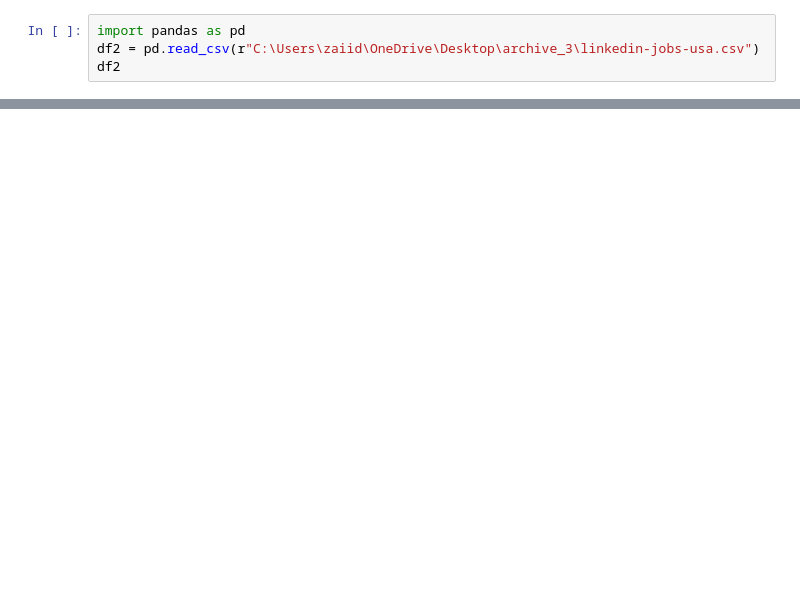
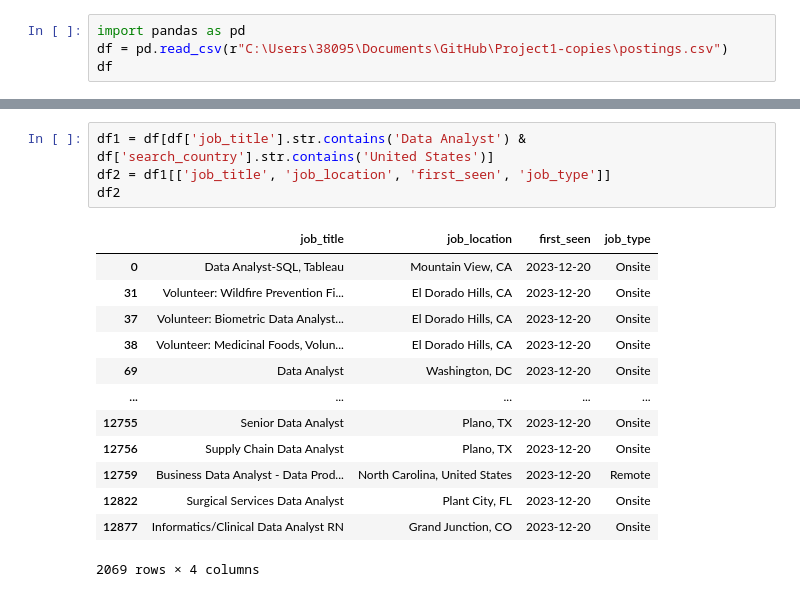
Before and after one commit to SVL0309/Project_1_SO_week3, a Jupyter notebook: project.ipynb, the cells around one changed output, grey strips where cells are left out. Drawn from its saved outputs; the diff is of its cells as text; blank space fills up the shorter version.

```diff
--- a/project.ipynb
+++ b/project.ipynb
@@ -1,5 +1,5 @@
 # %%
 import pandas as pd
-df2 = pd.read_csv(r"C:\Users\zaiid\OneDrive\Desktop\archive_3\linkedin-jobs-usa.csv")
-df2
+df = pd.read_csv(r"C:\Users\38095\Documents\GitHub\Project1-copies\postings.csv")
+df
 # %% [output]
@@ -18,0 +70,18 @@ df2
+# %%
+df1 = df[df['job_title'].str.contains('Data Analyst') & df['search_country'].str.contains('United States')]
+df2 = df1[['job_title', 'job_location', 'first_seen', 'job_type']]
+df2
+# %% [output]
+|  | job_title | job_location | first_seen | job_type |
+| 0 | Data Analyst-SQL, Tableau | Mountain View, CA | 2023-12-20 | Onsite |
+| 31 | Volunteer: Wildfire Prevention Fi... | El Dorado Hills, CA | 2023-12-20 | Onsite |
+| 37 | Volunteer: Biometric Data Analyst... | El Dorado Hills, CA | 2023-12-20 | Onsite |
+| 38 | Volunteer: Medicinal Foods, Volun... | El Dorado Hills, CA | 2023-12-20 | Onsite |
+| 69 | Data Analyst | Washington, DC | 2023-12-20 | Onsite |
+| ... | ... | ... | ... | ... |
+| 12755 | Senior Data Analyst | Plano, TX | 2023-12-20 | Onsite |
+| 12756 | Supply Chain Data Analyst | Plano, TX | 2023-12-20 | Onsite |
+| 12759 | Business Data Analyst - Data Prod... | North Carolina, United States | 2023-12-20 | Remote |
+| 12822 | Surgical Services Data Analyst | Plant City, FL | 2023-12-20 | Onsite |
+| 12877 | Informatics/Clinical Data Analyst RN | Grand Junction, CO | 2023-12-20 | Onsite |
+2069 rows × 4 columns
```
Also changed, not shown: parts of 5 cells of this notebook, 5 other files.
